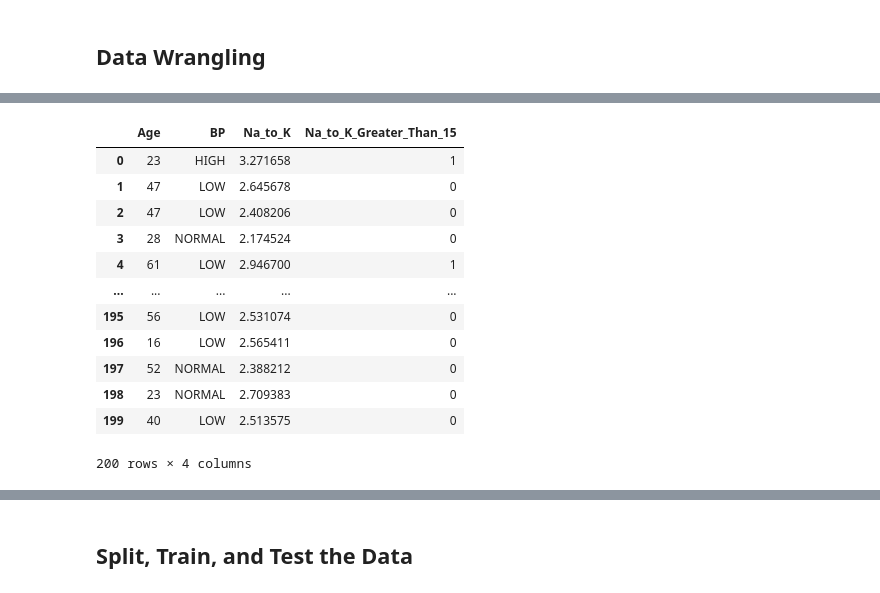
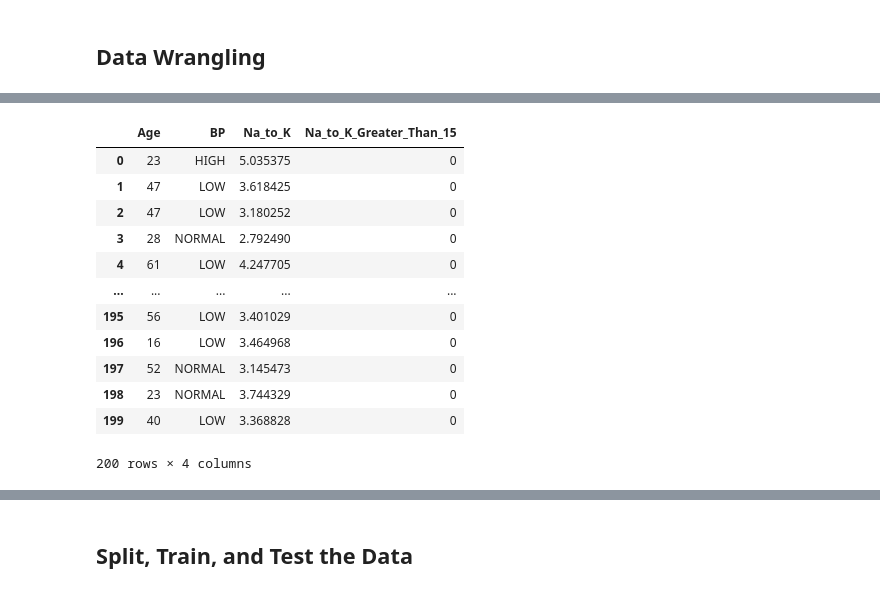
Before and after one commit to andydaehn/Drug_Classification, a Jupyter notebook: Drug_Classify.ipynb, the cells around one changed output, grey strips where cells are left out. Saved outputs shown, nothing was run; the diff lists cells and outputs as text; code cells hidden in the pictures.

```diff
--- a/Drug_Classify.ipynb
+++ b/Drug_Classify.ipynb
@@ -12,10 +12,11 @@ import numpy as np
 import pandas as pd
 import matplotlib.pyplot as plt
 import seaborn as sns
+from sklearn.model_selection import train_test_split
+from sklearn.preprocessing import LabelEncoder
 from sklearn.ensemble import RandomForestClassifier
+from sklearn.tree import DecisionTreeClassifier
 from sklearn.metrics import accuracy_score, classification_report
-from sklearn.tree import DecisionTreeClassifier
-from sklearn.model_selection import train_test_split
 from IPython.display import display
 
 # Pretty display for notebooks
@@ -24,9 +25,10 @@ from IPython.display import display
 # Ensure visualizations can be viewed by all
 vis_color = 'colorblind'
 hex_color = '#004c99'
+cmap_color = 'jet'
 
 # Load the dataset
-feat_df = pd.read_csv('drug200.csv')
+explore_df = pd.read_csv('drug200.csv')
 # %% [markdown]
 ## Exploratory Data Analysis
 # %%
@@ -173,19 +161,19 @@ feat_df
 # %%
 print('The original skewness of Na_to_K')
-print("Skewness: %f" % feat_df['Na_to_K'].skew())
+print("Skewness: %f" % explore_df['Na_to_K'].skew())
 
 print('\n')
 
 # Use log1p to adjust the skewness
-feat_df['Na_to_K'] = np.log1p(feat_df['Na_to_K'])
+explore_df['Na_to_K'] = np.sqrt(explore_df['Na_to_K'])
 
 #Plot new
 plt.figure(figsize=(14,6))
-sns.histplot(data=feat_df,x='Na_to_K',bins=15,color=hex_color)
+sns.histplot(data=explore_df,x='Na_to_K',bins=15,color=hex_color)
 plt.title(f"New Distribution of Na_to_K")
 
 print('The new skewness of Na_to_K')
-print("Skewness: %f" % feat_df['Na_to_K'].skew())
+print("Skewness: %f" % explore_df['Na_to_K'].skew())
 # %% [output]
 The original skewness of Na_to_K
 Skewness: 1.039341
@@ -196,0 +185,4 @@ Skewness: 0.350931
+# %%
+# Make a new column with Na_to_K greater than 15.0
+explore_df['Na_to_K_Greater_Than_15'] = [1 if i >=15.015 else 0 for i in explore_df.Na_to_K]
+explore_df.head()
@@ -197,6 +196,6 @@ Skewness: 0.350931
 # %%
 # Drop Sex and Cholesterol as they have little influence on the outcome
-feat_df = feat_df.drop(['Sex','Cholesterol'],axis=1)
-feat_df.head()
+explore_df = explore_df.drop(['Sex','Cholesterol'],axis=1)
+explore_df.head()
 # %% [output]
 |  | Age | BP | Na_to_K | Drug | Na_to_K_Greater_Than_15 |
@@ -208,20 +207,20 @@ feat_df.head()
 # %%
 # Split data into features and target
-y_df = feat_df['Drug']
-X_df = feat_df.drop(['Drug'],axis=1)
+y_df = explore_df['Drug']
+X_df = explore_df.drop(['Drug'],axis=1)
 X_df
 # %% [output]
 |  | Age | BP | Na_to_K | Na_to_K_Greater_Than_15 |
-| 0 | 23 | HIGH | 3.271658 | 1 |
-| 1 | 47 | LOW | 2.645678 | 0 |
-| 2 | 47 | LOW | 2.408206 | 0 |
-| 3 | 28 | NORMAL | 2.174524 | 0 |
-| 4 | 61 | LOW | 2.946700 | 1 |
+| 0 | 23 | HIGH | 5.035375 | 0 |
+| 1 | 47 | LOW | 3.618425 | 0 |
+| 2 | 47 | LOW | 3.180252 | 0 |
+| 3 | 28 | NORMAL | 2.792490 | 0 |
+| 4 | 61 | LOW | 4.247705 | 0 |
 | ... | ... | ... | ... | ... |
-| 195 | 56 | LOW | 2.531074 | 0 |
-| 196 | 16 | LOW | 2.565411 | 0 |
-| 197 | 52 | NORMAL | 2.388212 | 0 |
-| 198 | 23 | NORMAL | 2.709383 | 0 |
-| 199 | 40 | LOW | 2.513575 | 0 |
+| 195 | 56 | LOW | 3.401029 | 0 |
+| 196 | 16 | LOW | 3.464968 | 0 |
+| 197 | 52 | NORMAL | 3.145473 | 0 |
+| 198 | 23 | NORMAL | 3.744329 | 0 |
+| 199 | 40 | LOW | 3.368828 | 0 |
 200 rows × 4 columns
 # %%
```
Also changed, not shown: parts of 27 cells of this notebook.
